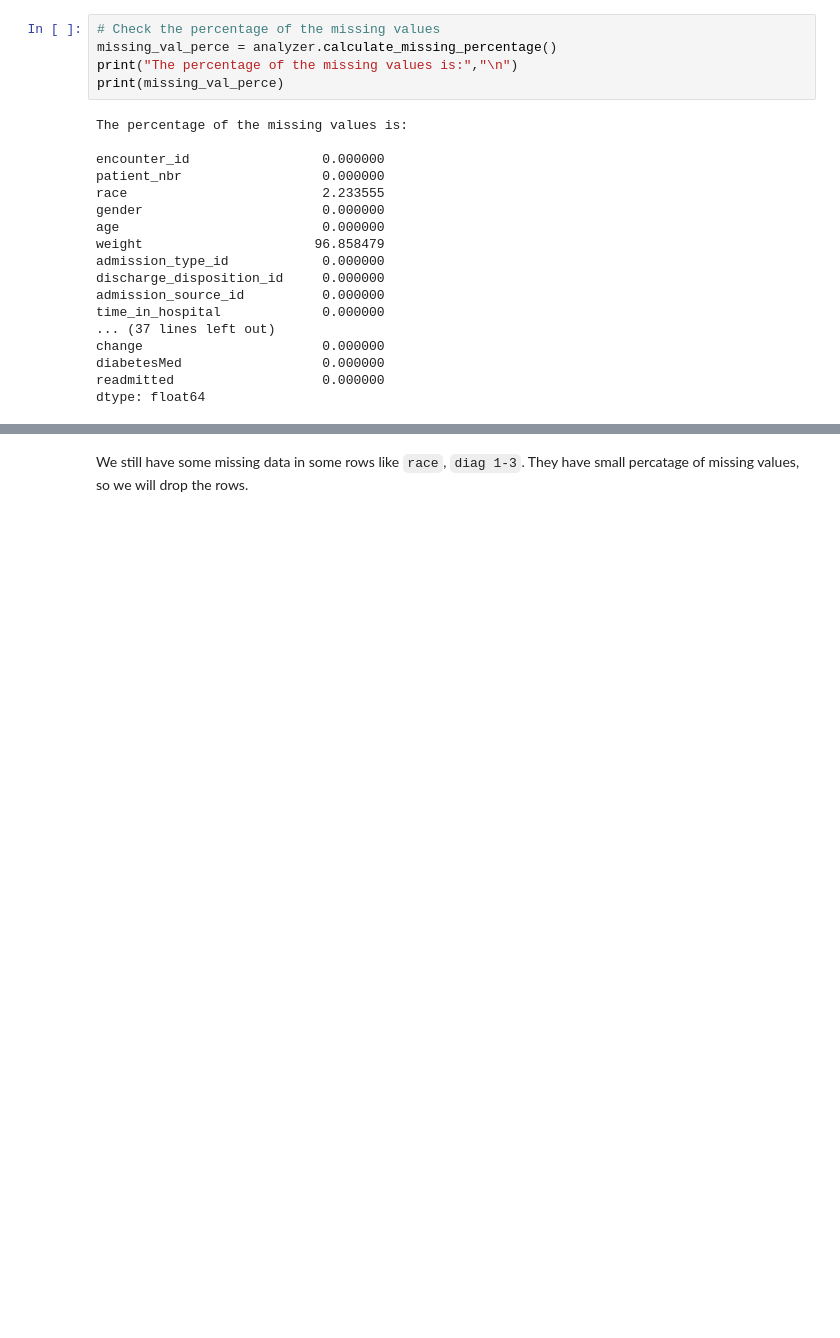
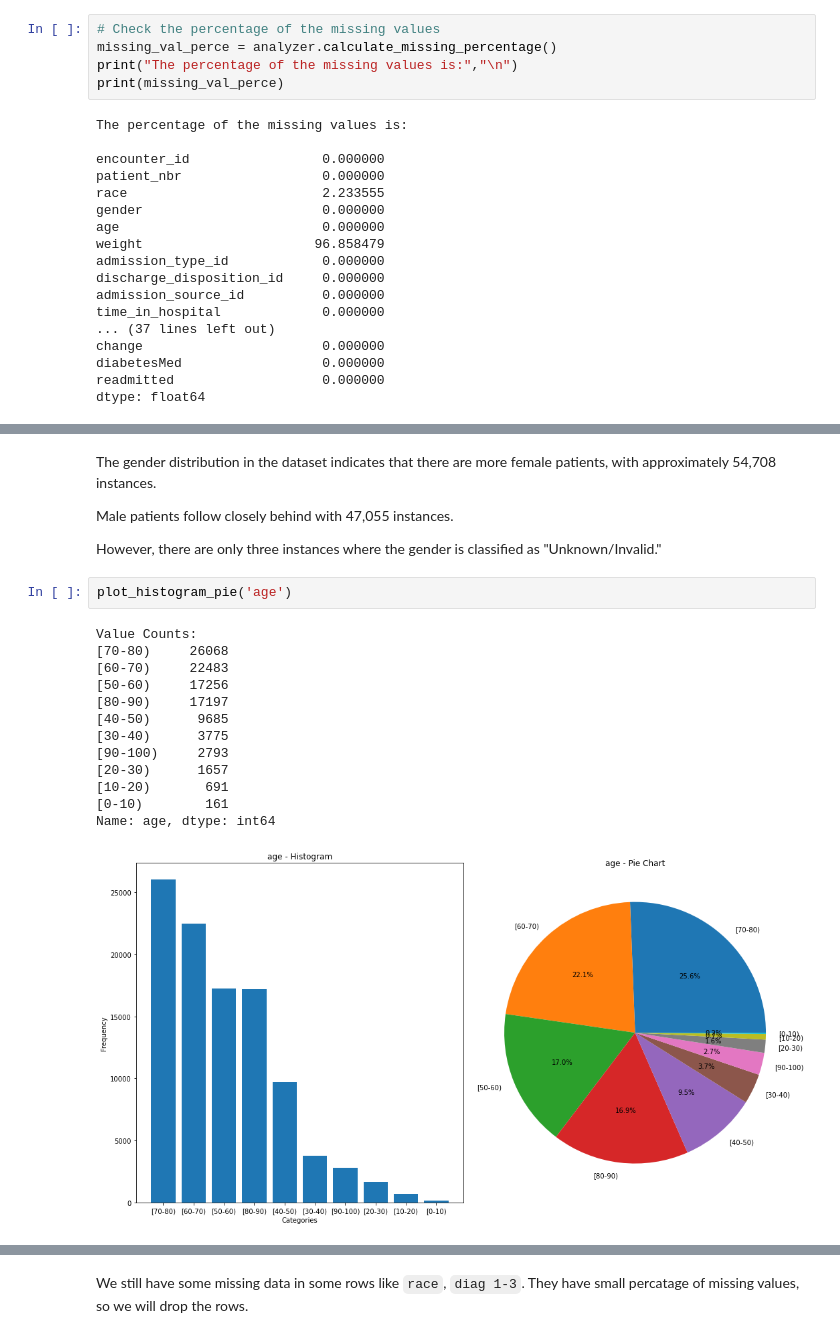
Before and after one commit to HersiYussuf/Capstone_Project, a Jupyter notebook: Diabetic_analysis.ipynb, the cells around one changed output, grey strips where cells are left out. Cells and saved outputs as stored; diff of their text form; blank space fills up the shorter version.

```diff
--- a/Diabetic_analysis.ipynb
+++ b/Diabetic_analysis.ipynb
@@ -309,0 +326,22 @@ array(['Pediatrics-Endocrinology', 'missing', 'InternalMedicine',
+# %% [markdown]
+The gender distribution in the dataset indicates that there are more female patients, with approximately 54,708 instances.
+
+Male patients follow closely behind with 47,055 instances.
+
+However, there are only three instances where the gender is classified as "Unknown/Invalid."
+# %%
+plot_histogram_pie('age')
+# %% [output]
+Value Counts:
+[70-80)     26068
+[60-70)     22483
+[50-60)     17256
+[80-90)     17197
+[40-50)      9685
+[30-40)      3775
+[90-100)     2793
+[20-30)      1657
+[10-20)       691
+[0-10)        161
+Name: age, dtype: int64
+[figure, added]
```
Also changed, not shown: parts of 118 cells of this notebook.
